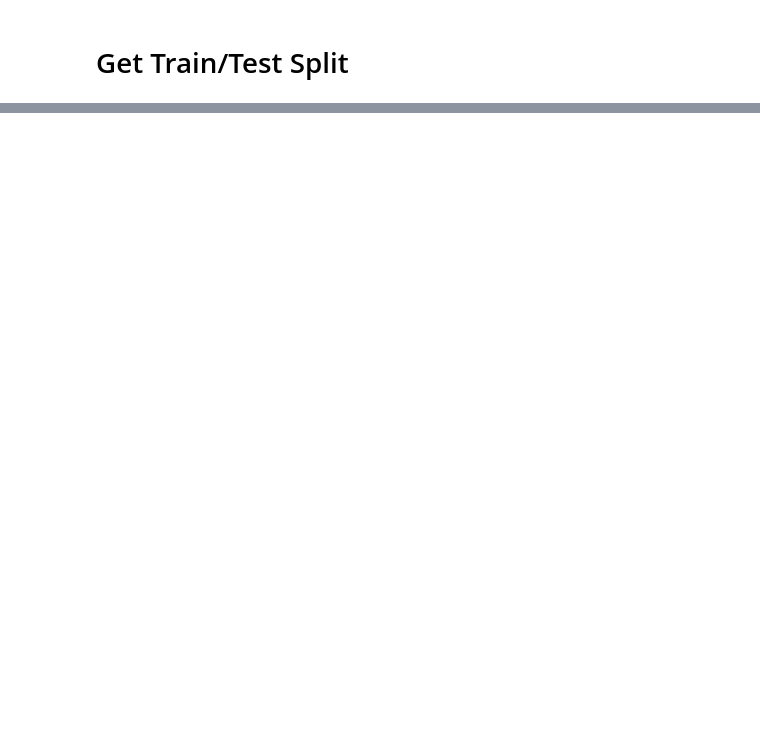
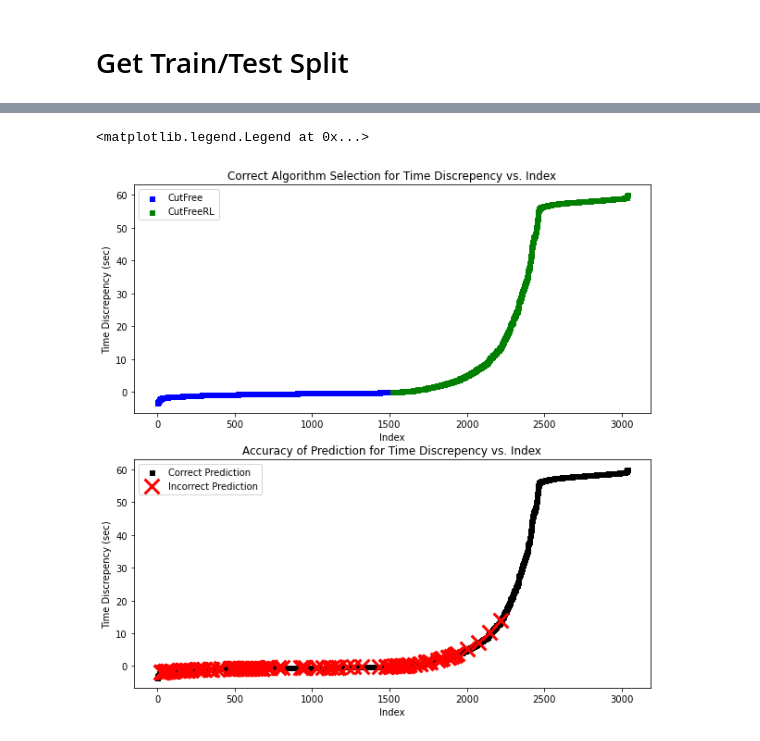
Before and after one commit to wrickord/CutFree, a Jupyter notebook: cutfree-models/Property-Model-V2.ipynb, the cells around one changed output, grey strips where cells are left out. Drawn from its saved outputs; the diff is of its cells as text; code cells hidden in the pictures; blank space fills up the shorter version.

```diff
--- a/cutfree-models/Property-Model-V2.ipynb
+++ b/cutfree-models/Property-Model-V2.ipynb
@@ -147,3 +201,0 @@ SVC()
-# %%
-y_pred = np.where(svc.predict(x_test) > 0.5, 1, 0)
-get_accuracy(y_pred, y_test)
@@ -181,0 +242,4 @@ weighted avg       0.82      0.83      0.83      1050
+# %%
+df_total["Discrepency"] = df_total.CutFree_Time - df_total.CutFreeRL_Time
+df_total = df_total.sort_values(by=["Discrepency"], ascending=True)
+df_total.head()
@@ -181,0 +253,4 @@ weighted avg       0.82      0.83      0.83      1050
+# %%
+df_total.loc[x_test_df.index[np.where(y_test_df != y_pred)], "Prediction"] = 0
+df_total.loc[df_total["Prediction"].isna(), "Prediction"] = 1
+df_total.head()
@@ -181,0 +264,3 @@ weighted avg       0.82      0.83      0.83      1050
+# %%
+df_total = df_total.reset_index(drop=True)
+df_total.head()
@@ -181,0 +274,45 @@ weighted avg       0.82      0.83      0.83      1050
+# %%
+plt.figure(figsize=(10,10))
+
+plt.subplot(211)
+plt.scatter(
+    df_total[df_total.Algorithm==0].index, df_total[df_total.Algorithm==0].Discrepency,
+    c ="blue",
+    linewidths = 1,
+    marker ="s",
+    s = 25)
+
+plt.scatter(
+    df_total[df_total.Algorithm==1].index, df_total[df_total.Algorithm==1].Discrepency,
+    c ="green",
+    linewidths = 1,
+    marker ="s",
+    s = 25)
+
+plt.title("Correct Algorithm Selection for Time Discrepency vs. Index")
+plt.xlabel("Index")
+plt.ylabel("Time Discrepency (sec)")
+plt.legend(["CutFree", "CutFreeRL"])
+
+plt.subplot(212)
+plt.scatter(
+    df_total[df_total.Prediction==1].index, df_total[df_total.Prediction==1].Discrepency,
+    c ="black",
+    linewidths = 1,
+    marker ="s",
+    s = 25)
+
+plt.scatter(
+    df_total[df_total.Prediction==0].index, df_total[df_total.Prediction==0].Discrepency,
+    c ="red",
+    linewidths = 3,
+    marker ="x",
+    s = 250)
+
+plt.title("Accuracy of Prediction for Time Discrepency vs. Index")
+plt.xlabel("Index")
+plt.ylabel("Time Discrepency (sec)")
+plt.legend(["Correct Prediction", "Incorrect Prediction"])
+# %% [output]
+<matplotlib.legend.Legend at 0x...>
+[figure, added]
```
Also changed, not shown: parts of 38 cells of this notebook.
